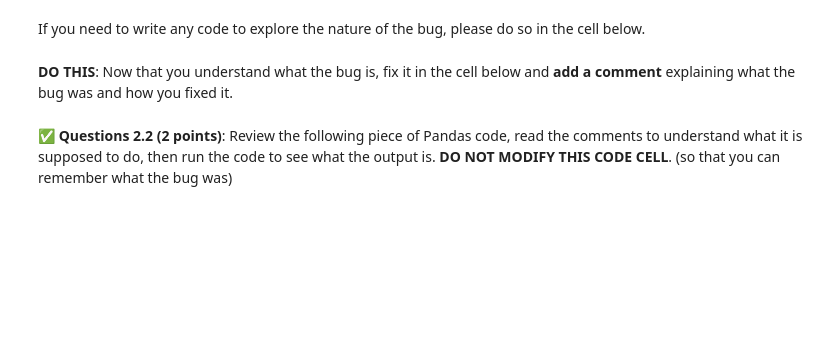
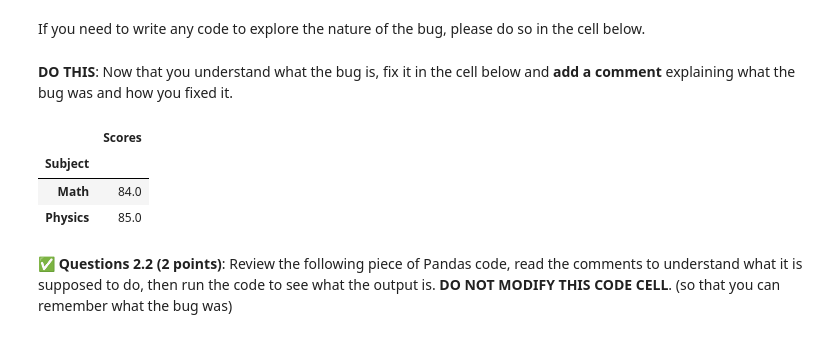
Before and after one commit to btavarezg/CMSE-202, a Jupyter notebook: hw-01/HW-01_GitPracticeDebuggingPythonPackagesAndClasses-STUDENT.ipynb, the cells around one changed output. Cells and saved outputs as stored; diff of their text form; code cells hidden in the pictures; blank space fills up the shorter version.

```diff
--- a/hw-01/HW-01_GitPracticeDebuggingPythonPackagesAndClasses-STUDENT.ipynb
+++ b/hw-01/HW-01_GitPracticeDebuggingPythonPackagesAndClasses-STUDENT.ipynb
@@ -221,3 +221,16 @@ If you need to write any code to explore the nature of the bug, please do so in
+# %%
+# Put your non-buggy code here
+df = pd.DataFrame({'Subject': ['Physics', 'Math',
+                              'Math', 'Physics'],
+                   'Scores': [88, 76, 92, 82]})
+
+df.groupby('Subject').mean()
+# the only thing I changed was pandas to pd because pandas got imported as pd so it doesnt recognize pandas as part of the ibrary
+# %% [output]
+|  | Scores |
+| Subject |  |
+| Math | 84.0 |
+| Physics | 85.0 |
 # %% [markdown]
 &#9989; **Questions 2.2 (2 points)**: Review the following piece of Pandas code, read the comments to understand what it is supposed to do, then run the code to see what the output is. **DO NOT MODIFY THIS CODE CELL**. (so that you can remember what the bug was)
 # %%
```
Also changed, not shown: parts of 9 cells of this notebook.
